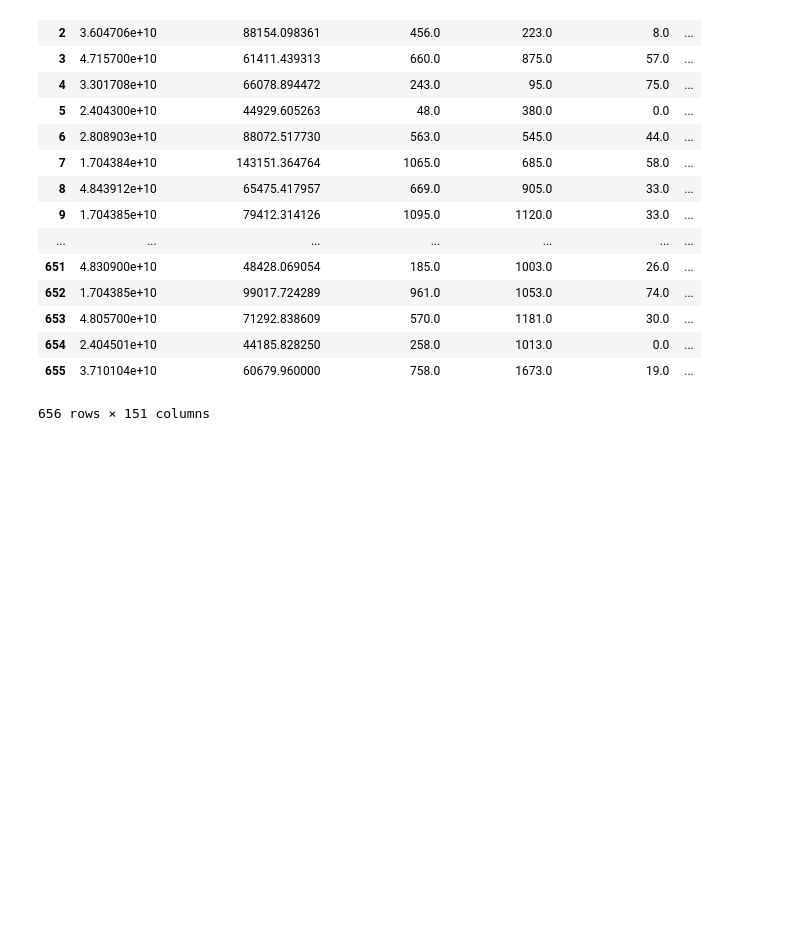
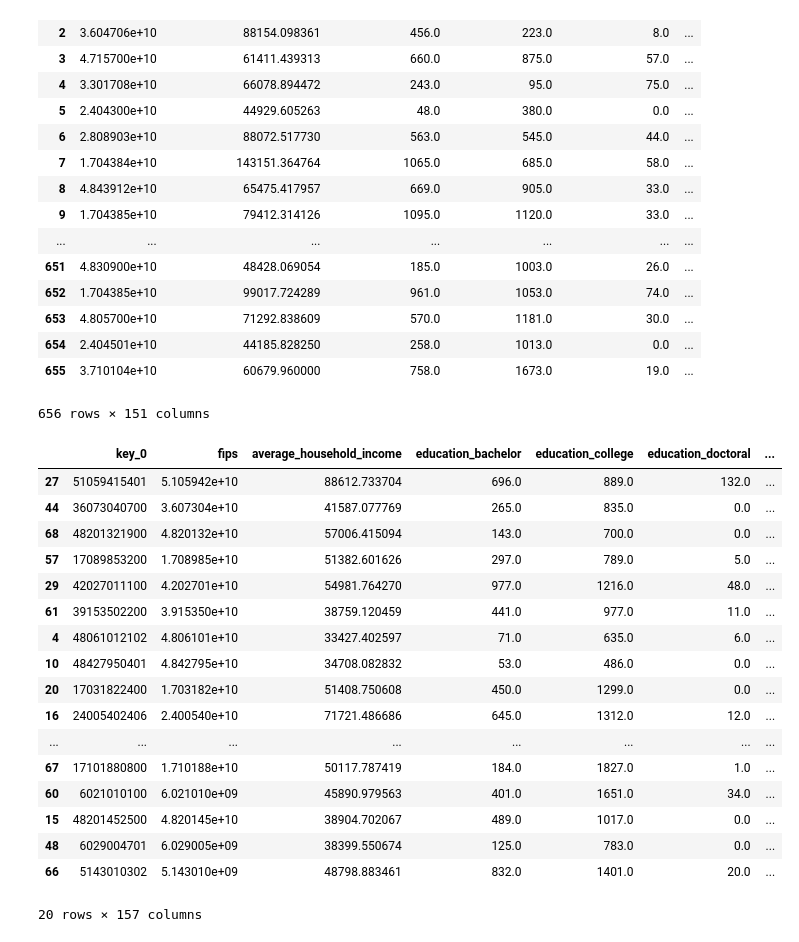
Before and after one commit to BudBernhard/DeepSolarAnalysis, a Jupyter notebook: FurtherRefined.ipynb, the cells around one changed output. Drawn from its saved outputs; the diff is of its cells as text; code cells hidden in the pictures; blank space fills up the shorter version.

```diff
--- a/FurtherRefined.ipynb
+++ b/FurtherRefined.ipynb
@@ -229,3 +250,28 @@ falsePositives
 | 654 | 2.404501e+10 | 44185.828250 | 258.0 | 1013.0 | 0.0 | ... |
 | 655 | 3.710104e+10 | 60679.960000 | 758.0 | 1673.0 | 19.0 | ... |
 656 rows × 151 columns
+# %%
+results = pd.merge(falsePositives, ozdf, left_on = falsePositives.fips.astype(np.int64), right_on = ozdf.Census_Tract_Number)
+# %%
+results = results.sort_values('population')
+# %%
+results.tail(20)
+# %% [output]
+|  | key_0 | fips | average_household_income | education_bachelor | education_college | education_doctoral | ... |
+| 27 | 51059415401 | 5.105942e+10 | 88612.733704 | 696.0 | 889.0 | 132.0 | ... |
+| 44 | 36073040700 | 3.607304e+10 | 41587.077769 | 265.0 | 835.0 | 0.0 | ... |
+| 68 | 48201321900 | 4.820132e+10 | 57006.415094 | 143.0 | 700.0 | 0.0 | ... |
+| 57 | 17089853200 | 1.708985e+10 | 51382.601626 | 297.0 | 789.0 | 5.0 | ... |
+| 29 | 42027011100 | 4.202701e+10 | 54981.764270 | 977.0 | 1216.0 | 48.0 | ... |
+| 61 | 39153502200 | 3.915350e+10 | 38759.120459 | 441.0 | 977.0 | 11.0 | ... |
+| 4 | 48061012102 | 4.806101e+10 | 33427.402597 | 71.0 | 635.0 | 6.0 | ... |
+| 10 | 48427950401 | 4.842795e+10 | 34708.082832 | 53.0 | 486.0 | 0.0 | ... |
+| 20 | 17031822400 | 1.703182e+10 | 51408.750608 | 450.0 | 1299.0 | 0.0 | ... |
+| 16 | 24005402406 | 2.400540e+10 | 71721.486686 | 645.0 | 1312.0 | 12.0 | ... |
+| ... | ... | ... | ... | ... | ... | ... | ... |
+| 67 | 17101880800 | 1.710188e+10 | 50117.787419 | 184.0 | 1827.0 | 1.0 | ... |
+| 60 | 6021010100 | 6.021010e+09 | 45890.979563 | 401.0 | 1651.0 | 34.0 | ... |
+| 15 | 48201452500 | 4.820145e+10 | 38904.702067 | 489.0 | 1017.0 | 0.0 | ... |
+| 48 | 6029004701 | 6.029005e+09 | 38399.550674 | 125.0 | 783.0 | 0.0 | ... |
+| 66 | 5143010302 | 5.143010e+09 | 48798.883461 | 832.0 | 1401.0 | 20.0 | ... |
+20 rows × 157 columns
```
Also changed, not shown: parts of 1 cell of this notebook.
